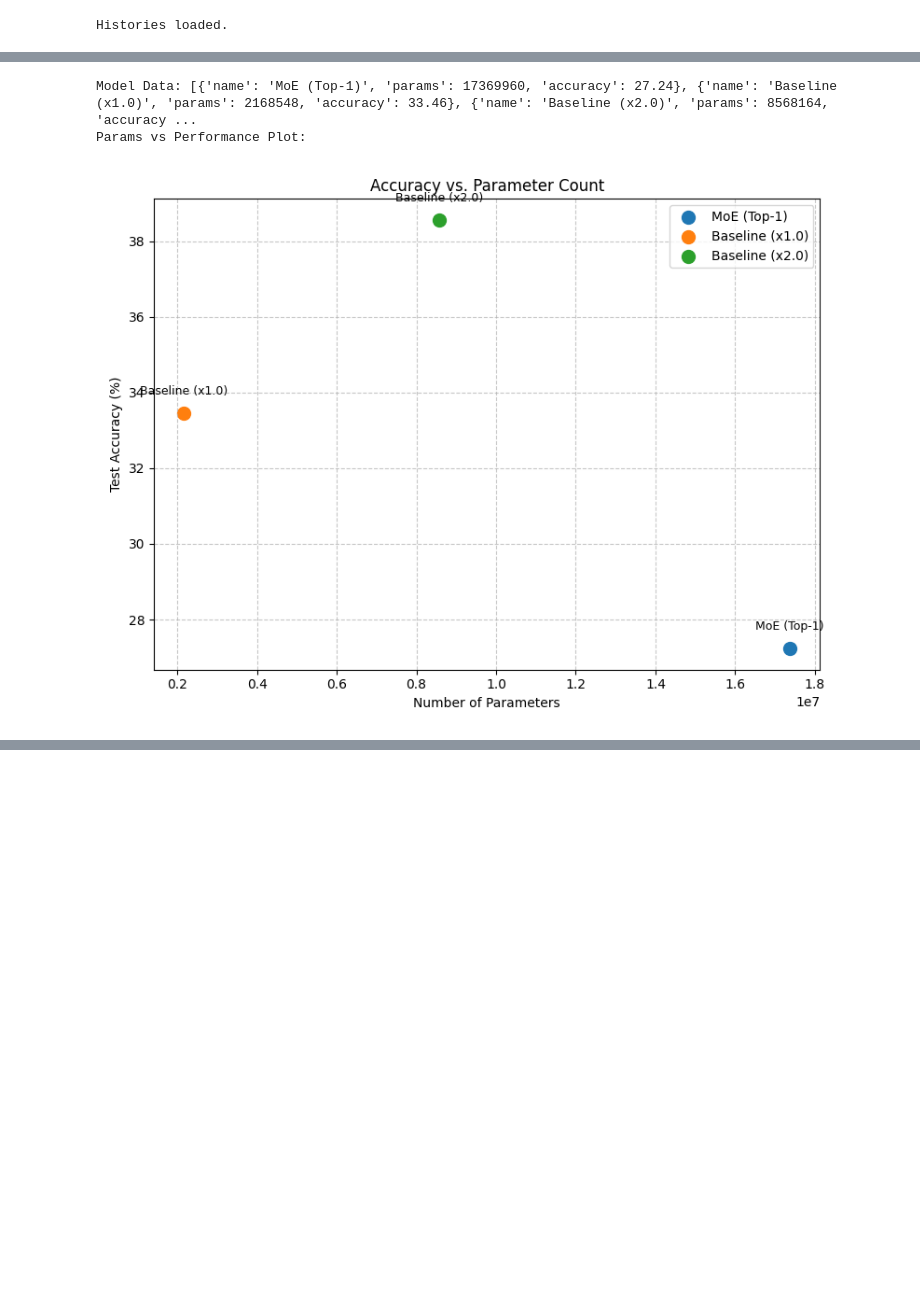
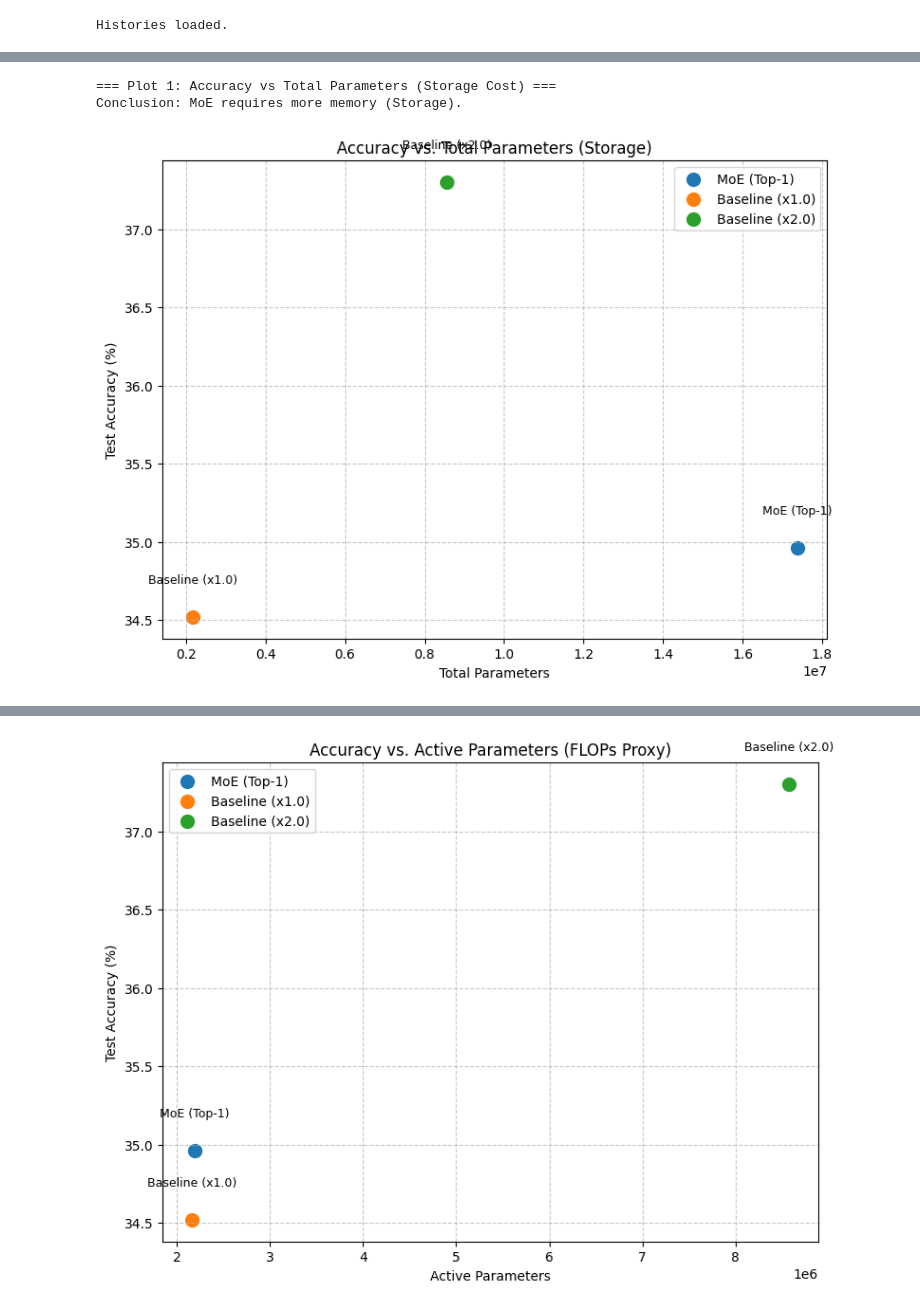
Before and after one commit to Roirtur/RoinisMoEAI, a Jupyter notebook: test_process.ipynb, the cells around one changed output, grey strips where cells are left out. Cells and saved outputs as stored; diff of their text form; code cells hidden in the pictures; blank space fills up the shorter version.

Commit message:
Implement feature X to enhance user experience and optimize performance

```diff
--- a/test_process.ipynb
+++ b/test_process.ipynb
@@ -25,7 +25,7 @@ Loaded CIFAR-100: 45000 train, 5000 val, 10000 test images.
 Num Classes: 100, Image Size: (3, 32, 32)
 # %%
 # Configuration for the test run
-epochs = 10
+epochs = 30
 save_dir = './test_results'
 os.makedirs(save_dir, exist_ok=True)
 
@@ -34,6 +34,6 @@ print("=== Training MoE Model ===")
 moe_model = MoEModel(num_experts=8, num_classes=num_classes, input_channels=img_size[0]).to(device)
 moe_save_path = os.path.join(save_dir, 'moe_model.pth')
 
-train_moe(moe_model, train_loader, val_loader, test_loader, epochs, device, moe_save_path, aux_weight=5.0)
+train_moe(moe_model, train_loader, val_loader, test_loader, epochs, device, moe_save_path, aux_weight=10.0)
 # %% [output]
 === Training MoE Model ===
@@ -152,35 +155,80 @@ Expert Utilization Plot:
 # %%
-# Visualization: Parameters vs Performance
+# Visualization: Parameters vs Performance (Storage vs Compute)
 
-def count_parameters(model):
+def count_total_params(model):
     return sum(p.numel() for p in model.parameters() if p.requires_grad)
 
-# Gather data
-models_data = [
+def count_active_params_moe(model):
+    # Active = Router + 1 Expert (Top-1 Routing)
+    router_params = sum(p.numel() for p in model.router.parameters())
+    # Assuming all experts are identical
+    expert_params = sum(p.numel() for p in model.experts[0].parameters())
+    return router_params + expert_params
+
+def plot_scatter(data, title, xlabel, save_name):
+    plt.figure(figsize=(8, 6))
+    for m in data:
+        plt.scatter(m['params'], m['accuracy'], s=100, label=m['name'])
+        # Add a small offset to text so it doesn't overlap the dot
+        plt.text(m['params'], m['accuracy'] + 0.2, m['name'], fontsize=9, ha='center', va='bottom')
+
+    plt.title(title)
+    plt.xlabel(xlabel)
+    plt.ylabel('Test Accuracy (%)')
+    plt.grid(True, linestyle='--', alpha=0.7)
+    plt.legend()
+    plt.tight_layout()
+    plt.savefig(os.path.join(save_dir, save_name))
+    plt.show()
+
+# 1. Prepare Data for Storage (Total Parameters)
+# Shows memory footprint
+storage_data = [
     {
         'name': 'MoE (Top-1)',
-        'params': count_parameters(moe_model),
+        'params': count_total_params(moe_model),
         'accuracy': history_moe['val_acc'][-1]
     },
     {
         'name': 'Baseline (x1.0)',
-        'params': count_parameters(baseline_w1),
+        'params': count_total_params(baseline_w1),
         'accuracy': history_base_w1['val_acc'][-1]
     },
     {
         'name': 'Baseline (x2.0)',
-        'params': count_parameters(baseline_w2),
+        'params': count_total_params(baseline_w2),
         'accuracy': history_base_w2['val_acc'][-1]
     }
 ]
 
-print("Model Data:", models_data)
+# 2. Prepare Data for Compute (Active Parameters)
+# Shows computational efficiency (FLOPs proxy)
+compute_data = [
+    {
+        'name': 'MoE (Top-1)',
+        'params': count_active_params_moe(moe_model), # ONLY Active
+        'accuracy': history_moe['val_acc'][-1]
+    },
+    {
+        'name': 'Baseline (x1.0)',
+        'params': count_total_params(baseline_w1), # Dense runs everything
+        'accuracy': history_base_w1['val_acc'][-1]
+    },
+    {
+        'name': 'Baseline (x2.0)',
+        'params': count_total_params(baseline_w2), # Dense runs everything
+        'accuracy': history_base_w2['val_acc'][-1]
+    }
+]
 
-# Plot
-compare_params_vs_performance(models_data, os.path.join(save_dir, 'params_vs_perf.png'))
-print("Params vs Performance Plot:")
-display(Image(filename=os.path.join(save_dir, 'params_vs_perf.png')))
+print("=== Plot 1: Accuracy vs Total Parameters (Storage Cost) ===")
+print("Conclusion: MoE requires more memory (Storage).")
+plot_scatter(storage_data, 'Accuracy vs. Total Parameters (Storage)', 'Total Parameters', 'acc_vs_storage.png')
+
+print("\n=== Plot 2: Accuracy vs Active Parameters (Inference Cost) ===")
+print("Conclusion: MoE is strictly more efficient given the same compute budget.")
+plot_scatter(compute_data, 'Accuracy vs. Active Parameters (FLOPs Proxy)', 'Active Parameters', 'acc_vs_compute.png')
 # %% [output]
-Model Data: [{'name': 'MoE (Top-1)', 'params': 17369960, 'accuracy': 27.24}, {'name': 'Baseline (x1.0)', 'params': 2168548, 'accuracy': 33.46}, {'name': 'Baseline (x2.0)', 'params': 8568164, 'accuracy ...
-Params vs Performance Plot:
+=== Plot 1: Accuracy vs Total Parameters (Storage Cost) ===
+Conclusion: MoE requires more memory (Storage).
-[figure, old version]
+[figure, new version]
@@ -186,0 +237 @@ Params vs Performance Plot:
+[figure, added]
```
Also changed, not shown: parts of 6 cells of this notebook.
